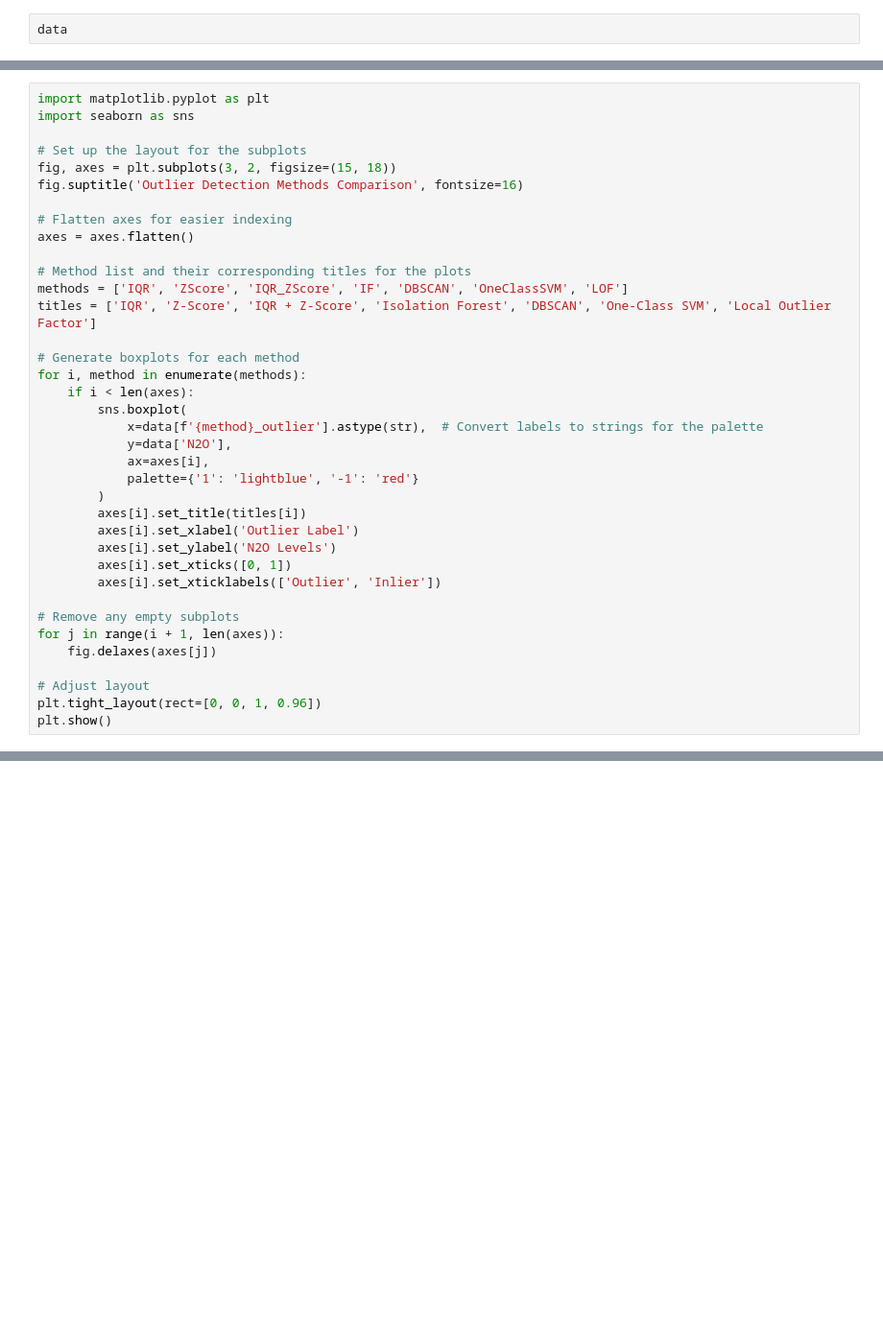
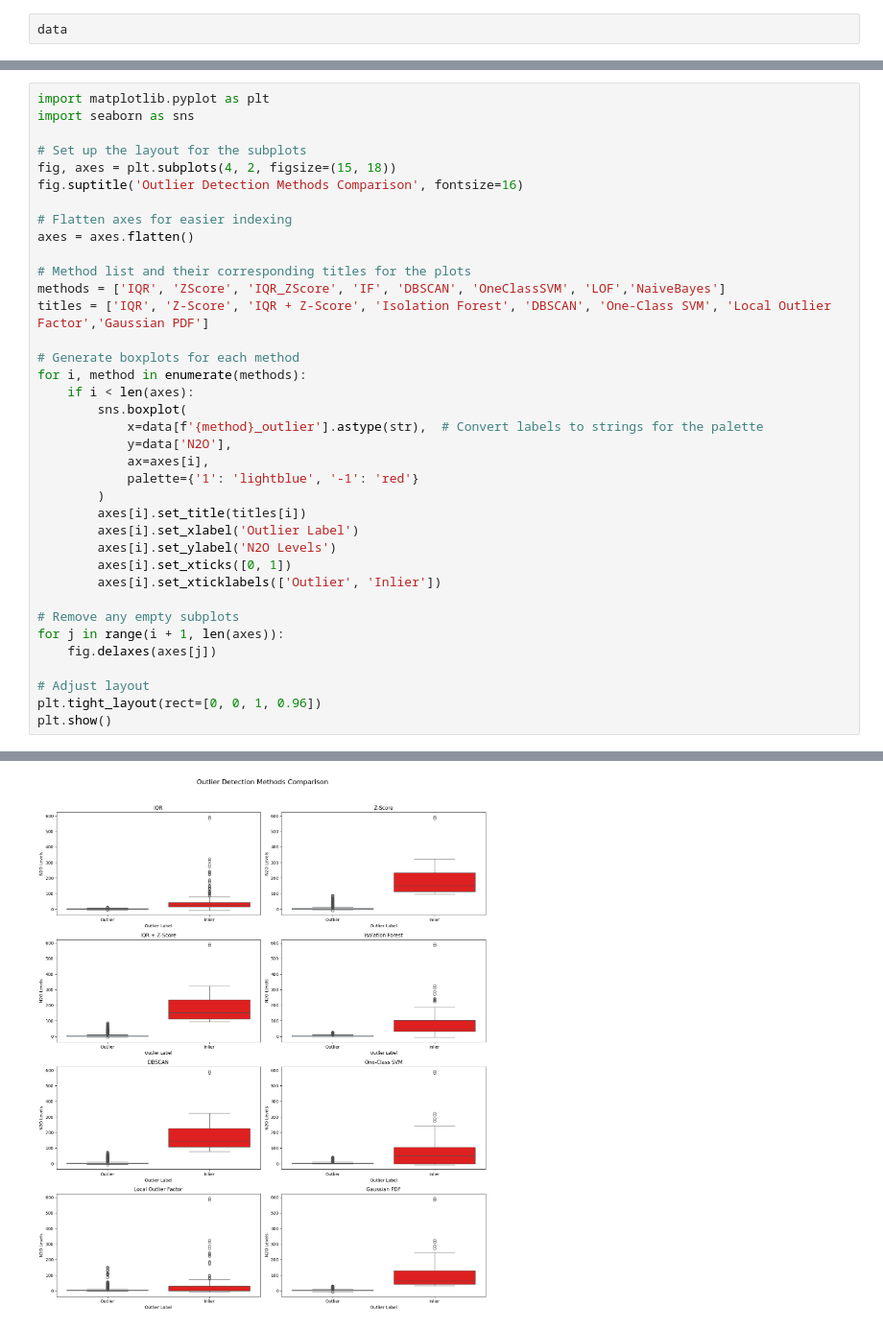
Before and after one commit to roniwahyu/outlier-detection2024, a Jupyter notebook: 01.Dataset-Rofiqul/Ujicoba4-08062024/TestOutlierDetection3_Advanced.ipynb, the cells around one changed output, grey strips where cells are left out. Shown at 96% size. Cells and saved outputs as stored; diff of their text form; blank space fills up the shorter version.

```diff
--- a/01.Dataset-Rofiqul/Ujicoba4-08062024/TestOutlierDetection3_Advanced.ipynb
+++ b/01.Dataset-Rofiqul/Ujicoba4-08062024/TestOutlierDetection3_Advanced.ipynb
@@ -300,15 +436,15 @@ import matplotlib.pyplot as plt
 import seaborn as sns
 
 # Set up the layout for the subplots
-fig, axes = plt.subplots(3, 2, figsize=(15, 18))
+fig, axes = plt.subplots(4, 2, figsize=(15, 18))
 fig.suptitle('Outlier Detection Methods Comparison', fontsize=16)
 
 # Flatten axes for easier indexing
 axes = axes.flatten()
 
 # Method list and their corresponding titles for the plots
-methods = ['IQR', 'ZScore', 'IQR_ZScore', 'IF', 'DBSCAN', 'OneClassSVM', 'LOF']
-titles = ['IQR', 'Z-Score', 'IQR + Z-Score', 'Isolation Forest', 'DBSCAN', 'One-Class SVM', 'Local Outlier Factor']
+methods = ['IQR', 'ZScore', 'IQR_ZScore', 'IF', 'DBSCAN', 'OneClassSVM', 'LOF','NaiveBayes']
+titles = ['IQR', 'Z-Score', 'IQR + Z-Score', 'Isolation Forest', 'DBSCAN', 'One-Class SVM', 'Local Outlier Factor','Gaussian PDF']
 
 # Generate boxplots for each method
 for i, method in enumerate(methods):
@@ -332,3 +468,4 @@ for j in range(i + 1, len(axes)):
 # Adjust layout
 plt.tight_layout(rect=[0, 0, 1, 0.96])
 plt.show()
+# %% [output]
@@ -335,3 +489,4 @@ plt.show()
+[figure, added]
 # %%
 # Adjust the layout for 4 rows and 2 columns to accommodate all methods
 fig, axes = plt.subplots(4, 2, figsize=(15, 20))
```
Also changed, not shown: parts of 22 cells of this notebook, 22 other files.
